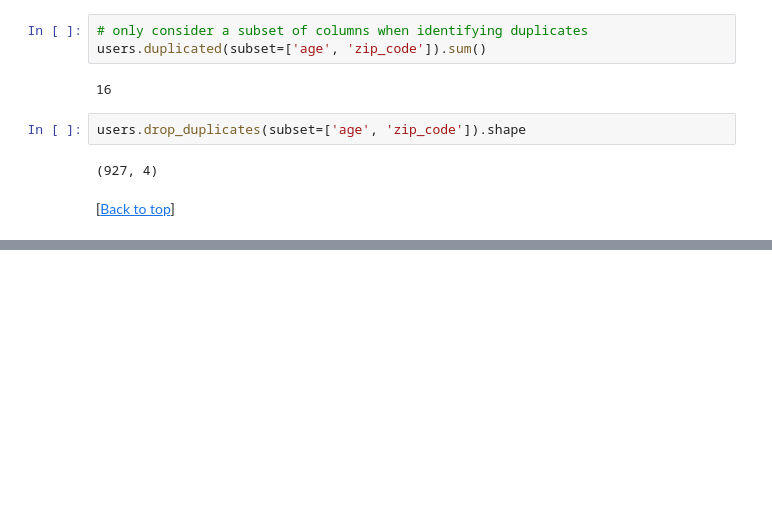
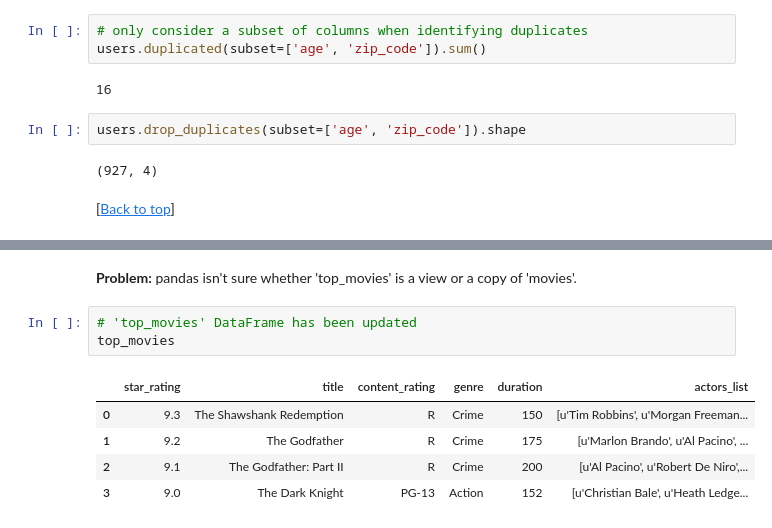
Before and after one commit to justmarkham/pandas-videos, a Jupyter notebook: pandas.ipynb, the cells around one changed output, grey strips where cells are left out. Saved outputs shown, nothing was run; the diff lists cells and outputs as text; blank space fills up the shorter version.

```diff
--- a/pandas.ipynb
+++ b/pandas.ipynb
@@ -2830,0 +2952,11 @@ users.drop_duplicates(subset=['age', 'zip_code']).shape
+# %% [markdown]
+**Problem:** pandas isn't sure whether 'top_movies' is a view or a copy of 'movies'.
+# %%
+# 'top_movies' DataFrame has been updated
+top_movies
+# %% [output]
+|  | star_rating | title | content_rating | genre | duration | actors_list |
+| 0 | 9.3 | The Shawshank Redemption | R | Crime | 150 | [u'Tim Robbins', u'Morgan Freeman... |
+| 1 | 9.2 | The Godfather | R | Crime | 175 | [u'Marlon Brando', u'Al Pacino', ... |
+| 2 | 9.1 | The Godfather: Part II | R | Crime | 200 | [u'Al Pacino', u'Robert De Niro',... |
+| 3 | 9.0 | The Dark Knight | PG-13 | Action | 152 | [u'Christian Bale', u'Heath Ledge... |
```
Also changed, not shown: parts of 26 cells of this notebook, 1 other file.
